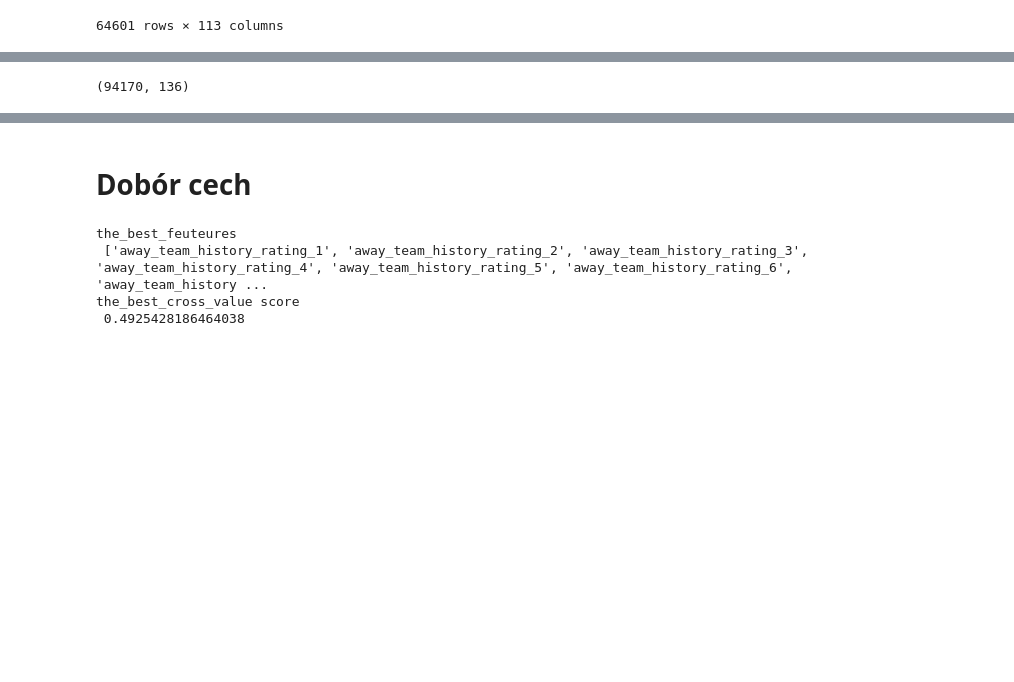
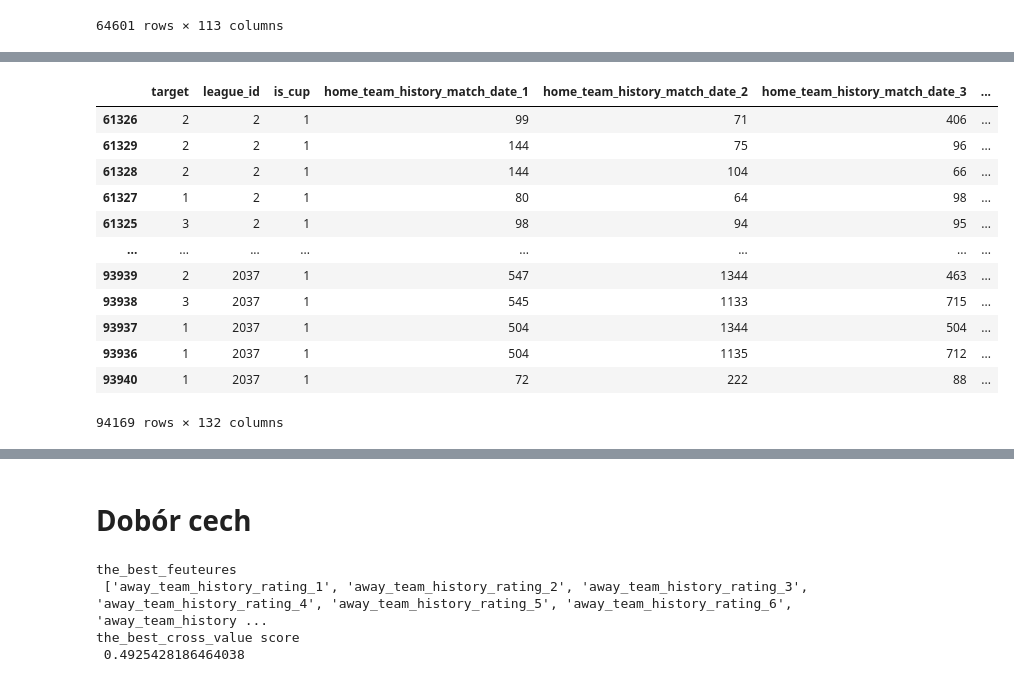
Before and after one commit to czechoa/football-match-probability-prediction, a Jupyter notebook: first_model.ipynb, the cells around one changed output, grey strips where cells are left out. Drawn from its saved outputs; the diff is of its cells as text; code cells hidden in the pictures; blank space fills up the shorter version.

```diff
--- a/first_model.ipynb
+++ b/first_model.ipynb
@@ -89,5 +93,19 @@ memory usage: 13.2 KB
 # %%
 train = train.merge(home_mean_ratting_all,on ='league_id').sort_values(by='league_id')
 train = remove_described_col(train)
+# %%
+train
 # %% [output]
+|  | target | league_id | is_cup | home_team_history_match_date_1 | home_team_history_match_date_2 | home_team_history_match_date_3 | ... |
+| 61326 | 2 | 2 | 1 | 99 | 71 | 406 | ... |
+| 61329 | 2 | 2 | 1 | 144 | 75 | 96 | ... |
+| 61328 | 2 | 2 | 1 | 144 | 104 | 66 | ... |
+| 61327 | 1 | 2 | 1 | 80 | 64 | 98 | ... |
+| 61325 | 3 | 2 | 1 | 98 | 94 | 95 | ... |
+| ... | ... | ... | ... | ... | ... | ... | ... |
+| 93939 | 2 | 2037 | 1 | 547 | 1344 | 463 | ... |
+| 93938 | 3 | 2037 | 1 | 545 | 1133 | 715 | ... |
+| 93937 | 1 | 2037 | 1 | 504 | 1344 | 504 | ... |
+| 93936 | 1 | 2037 | 1 | 504 | 1135 | 712 | ... |
+| 93940 | 1 | 2037 | 1 | 72 | 222 | 88 | ... |
-(94170, 136)
+94169 rows × 132 columns
```
Also changed, not shown: parts of 5 cells of this notebook, 1 other file.
